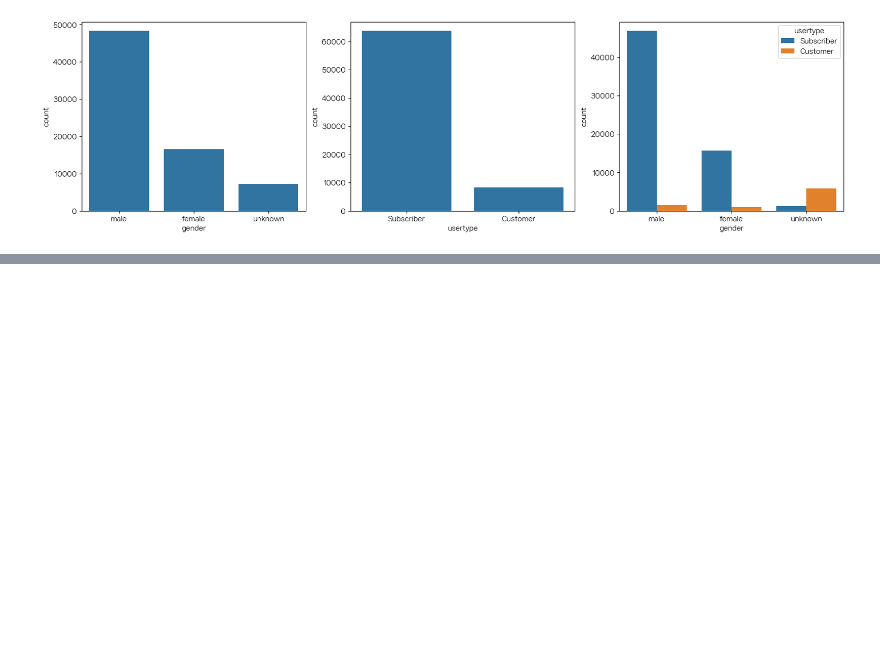
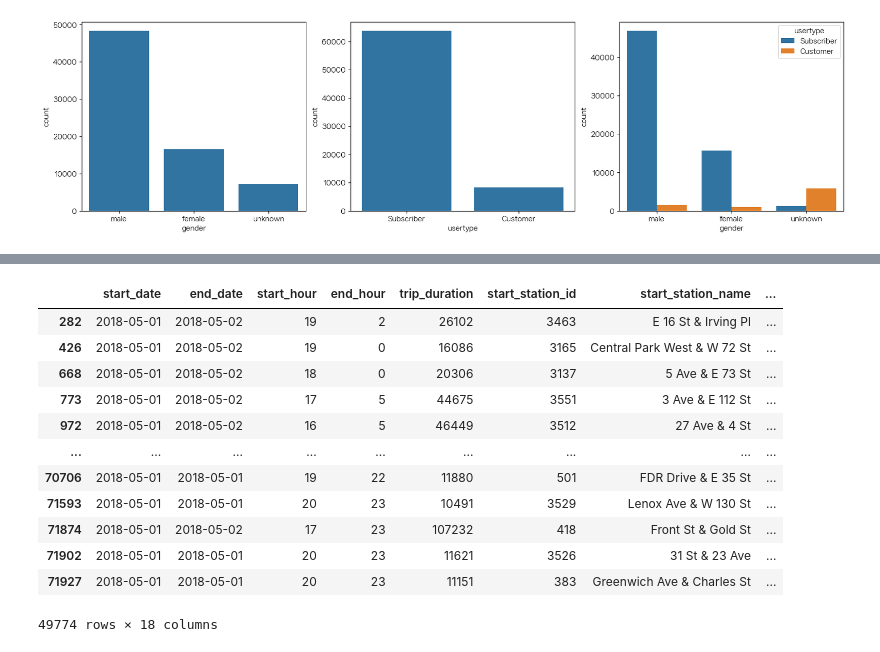
Before and after one commit to gnuyhaa/TIL, a Jupyter notebook: 시각화/250714.ipynb, the cells around one changed output, grey strips where cells are left out. Saved outputs shown, nothing was run; the diff lists cells and outputs as text; code cells hidden in the pictures; blank space fills up the shorter version.

```diff
--- a/시각화/250714.ipynb
+++ b/시각화/250714.ipynb
@@ -233,0 +298,16 @@ plt.show()
+# %%
+df_work
+# %% [output]
+|  | start_date | end_date | start_hour | end_hour | trip_duration | start_station_id | start_station_name | ... |
+| 282 | 2018-05-01 | 2018-05-02 | 19 | 2 | 26102 | 3463 | E 16 St & Irving Pl | ... |
+| 426 | 2018-05-01 | 2018-05-02 | 19 | 0 | 16086 | 3165 | Central Park West & W 72 St | ... |
+| 668 | 2018-05-01 | 2018-05-02 | 18 | 0 | 20306 | 3137 | 5 Ave & E 73 St | ... |
+| 773 | 2018-05-01 | 2018-05-02 | 17 | 5 | 44675 | 3551 | 3 Ave & E 112 St | ... |
+| 972 | 2018-05-01 | 2018-05-02 | 16 | 5 | 46449 | 3512 | 27 Ave & 4 St | ... |
+| ... | ... | ... | ... | ... | ... | ... | ... | ... |
+| 70706 | 2018-05-01 | 2018-05-01 | 19 | 22 | 11880 | 501 | FDR Drive & E 35 St | ... |
+| 71593 | 2018-05-01 | 2018-05-01 | 20 | 23 | 10491 | 3529 | Lenox Ave & W 130 St | ... |
+| 71874 | 2018-05-01 | 2018-05-02 | 17 | 23 | 107232 | 418 | Front St & Gold St | ... |
+| 71902 | 2018-05-01 | 2018-05-01 | 20 | 23 | 11621 | 3526 | 31 St & 23 Ave | ... |
+| 71927 | 2018-05-01 | 2018-05-01 | 20 | 23 | 11151 | 383 | Greenwich Ave & Charles St | ... |
+49774 rows × 18 columns
```
Also changed, not shown: parts of 15 cells of this notebook.
